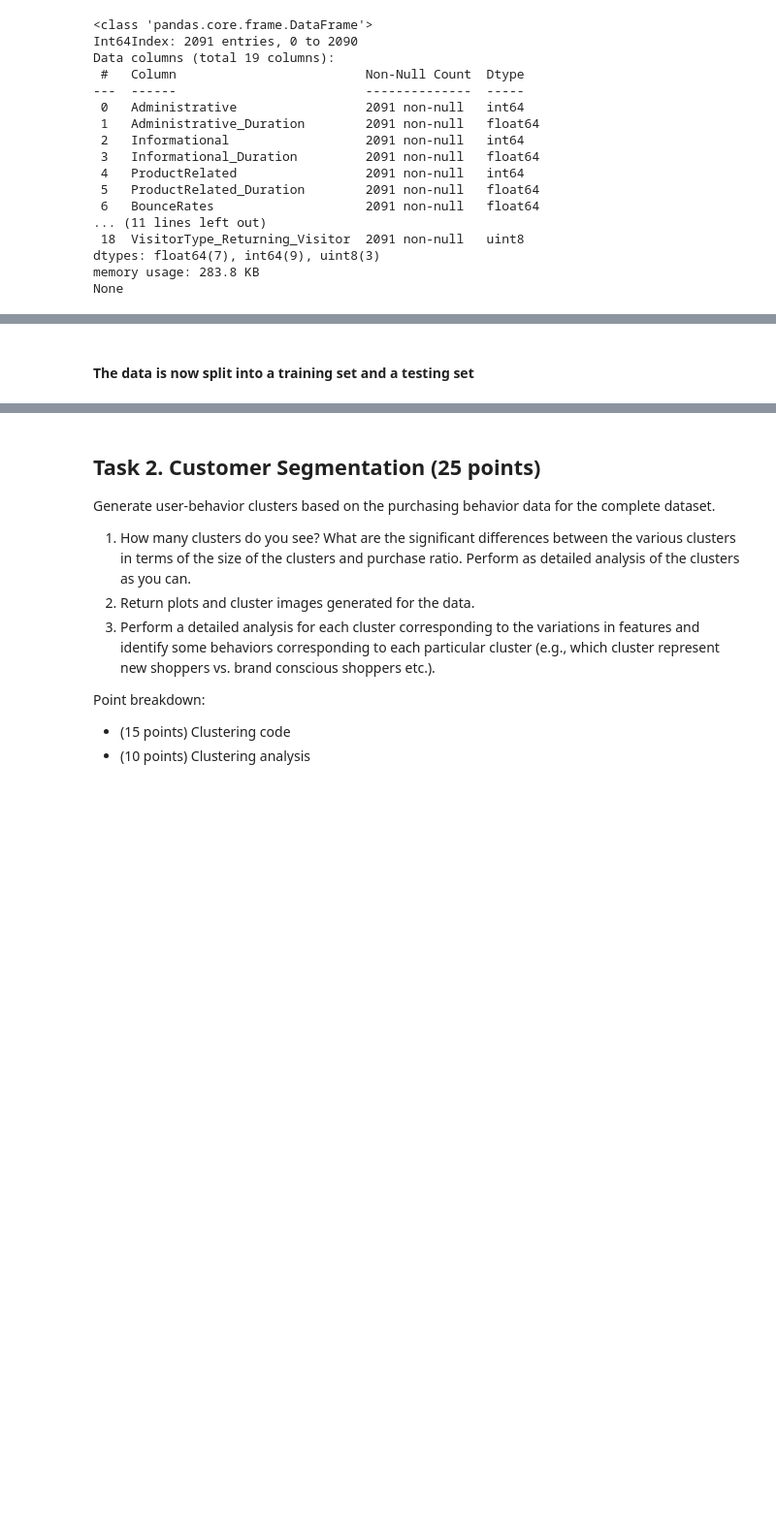
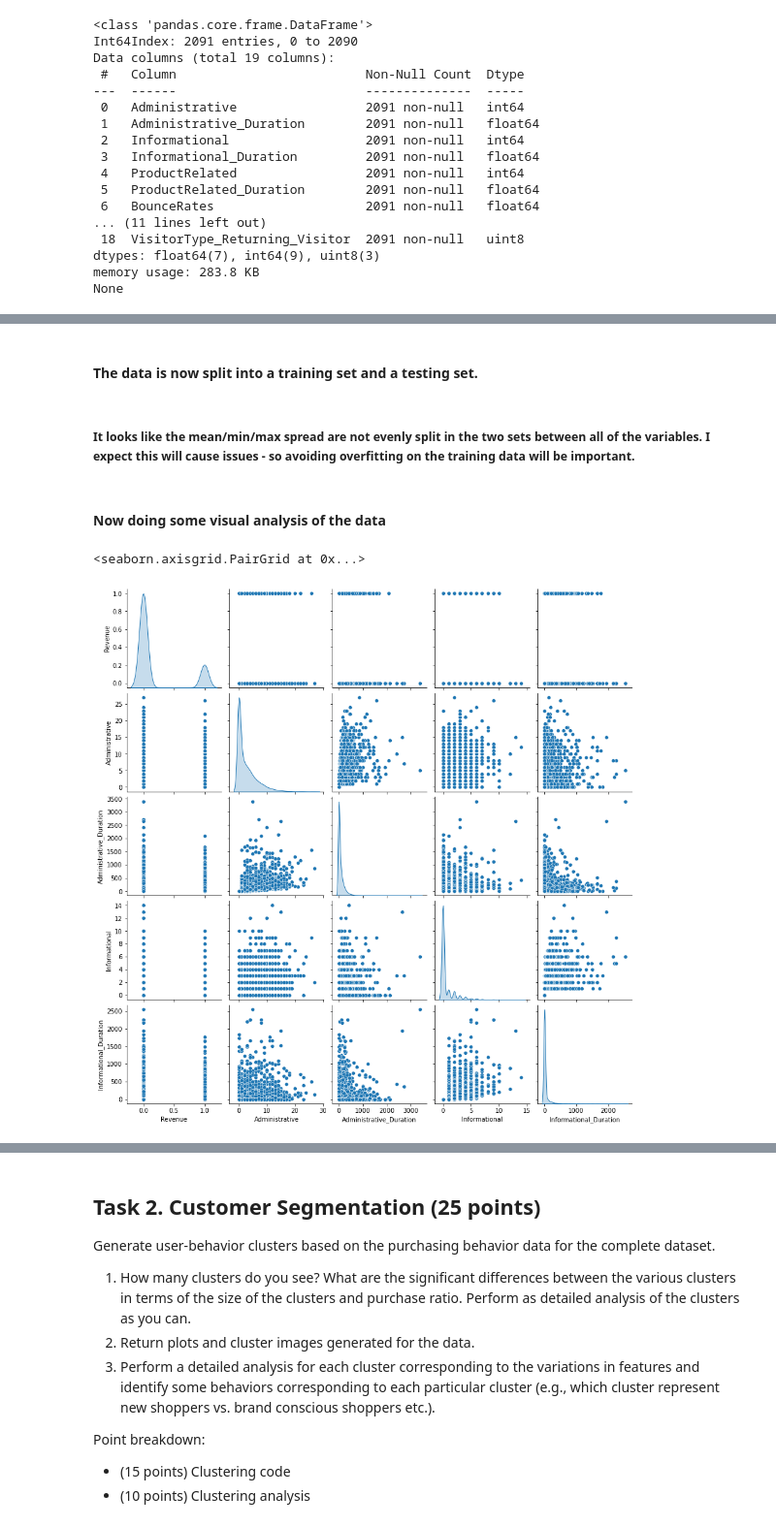
Before and after one commit to cimoody/MLE-7, a Jupyter notebook: assignments/midterm/Midterm_CIMoody.ipynb, the cells around one changed output, grey strips where cells are left out. Shown at 97% size. Saved outputs shown, nothing was run; the diff lists cells and outputs as text; code cells hidden in the pictures; blank space fills up the shorter version.

Commit message:
More EDA. Removed May from training data.

```diff
--- a/assignments/midterm/Midterm_CIMoody.ipynb
+++ b/assignments/midterm/Midterm_CIMoody.ipynb
@@ -230,8 +235,8 @@ VisitorType_New_Visitor                 1           0      0    0           0
 VisitorType_Other                       0           0      0    0           0
 VisitorType_Returning_Visitor           0           1      1    1           1
 # %%
-# February—March as test set
-train_set = data_onehot[~((data_onehot['Month'] == 'Feb') | (data_onehot['Month'] == 'Mar'))]
+# June - Dec as train set
+train_set = data_onehot[~((data_onehot['Month'] == 'Feb') | (data_onehot['Month'] == 'Mar') | (data_onehot['Month'] == 'May'))]
 print(train_set.head().transpose(), '\n\n\n')
 print(train_set.tail().transpose())
 # %% [output]
@@ -320,2 +366,16 @@ None
 # %% [markdown]
-#### The data is now split into a training set and a testing set
+#### The data is now split into a training set and a testing set.
+# %% [markdown]
+##### **It looks like the mean/min/max spread are not evenly split in the two sets between all of the variables. I expect this will cause issues - so avoiding overfitting on the training data will be important.**
+# %% [markdown]
+#### Now doing some visual analysis of the data
+# %%
+# Looking at a few at a time
+sns.pairplot(train_set[['Revenue',
+                        'Administrative',
+                        'Administrative_Duration',
+                        'Informational',
+                        'Informational_Duration']], diag_kind='kde')
+# %% [output]
+<seaborn.axisgrid.PairGrid at 0x...>
+[figure, added]
```
Also changed, not shown: parts of 14 cells of this notebook.
